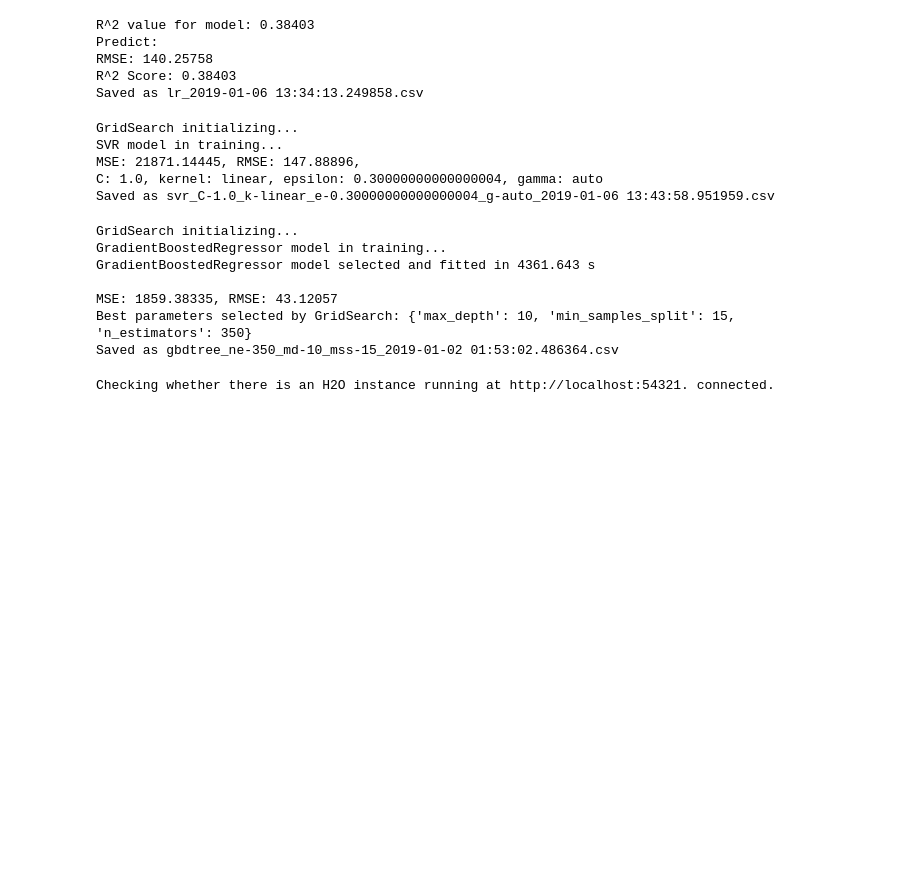
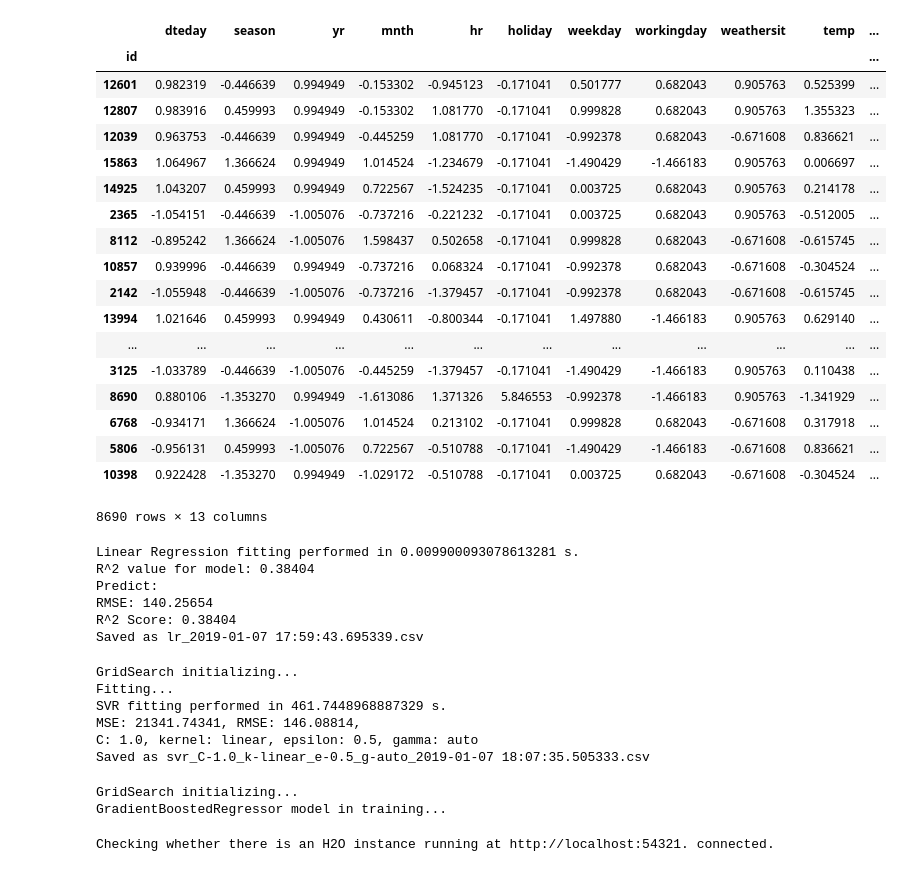
Before and after one commit to annamarianau/ml_project_regression, a Jupyter notebook: bike_sharing_kaggle.ipynb, the cells around one changed output. Drawn from its saved outputs; the diff is of its cells as text; code cells hidden in the pictures; blank space fills up the shorter version.

```diff
--- a/bike_sharing_kaggle.ipynb
+++ b/bike_sharing_kaggle.ipynb
@@ -92,28 +102,50 @@ import datetime as dt
 # %%
-# read train data and drop date
-train = pd.read_csv('./data/bike_sharing_kaggle/bikeSharing.shuf.train.csv').drop(['dteday'], axis=1)
+# read train data -- and drop date
+train = pd.read_csv('./data/bike_sharing_kaggle/bikeSharing.shuf.train.csv')#.drop(['dteday'], axis=1)
+train['dteday'] = train['dteday'].str.replace('-', '').astype('float64')
 train.set_index(['id'], inplace=True)
 # extract, then drop 'cnt' col
 train_target = train[['cnt']]
 train.drop(['cnt'], axis='columns', inplace=True)
 
 # read test data and drop date
-test = pd.read_csv('./data/bike_sharing_kaggle/bikeSharing.shuf.test.csv').drop(['dteday'], axis=1)
+test = pd.read_csv('./data/bike_sharing_kaggle/bikeSharing.shuf.test.csv')#.drop(['dteday'], axis=1)
+test['dteday'] = test['dteday'].str.replace('-', '').astype('float64')
 test.set_index(['id'], inplace=True)
 
 # scale train
-#train_s, test_s = scale_data(train, test)
+train_s, test_s = scale_data(train, test)
 
-#X_train = train_s
+X_train = train_s
+y_train = train_target
+X_test = test_s
+
+#X_train = train
 #y_train = train_target
-#X_test = test_s
+#X_test = test
 
-X_train = train
-y_train = train_target
-X_test = test
-
-#display(train)
+#display(X_train)
 #display(X_train.shape)
+# %% [output]
+|  | dteday | season | yr | mnth | hr | holiday | weekday | workingday | weathersit | temp | ... |
+| id |  |  |  |  |  |  |  |  |  |  | ... |
+| 12601 | 0.982319 | -0.446639 | 0.994949 | -0.153302 | -0.945123 | -0.171041 | 0.501777 | 0.682043 | 0.905763 | 0.525399 | ... |
+| 12807 | 0.983916 | 0.459993 | 0.994949 | -0.153302 | 1.081770 | -0.171041 | 0.999828 | 0.682043 | 0.905763 | 1.355323 | ... |
+| 12039 | 0.963753 | -0.446639 | 0.994949 | -0.445259 | 1.081770 | -0.171041 | -0.992378 | 0.682043 | -0.671608 | 0.836621 | ... |
+| 15863 | 1.064967 | 1.366624 | 0.994949 | 1.014524 | -1.234679 | -0.171041 | -1.490429 | -1.466183 | 0.905763 | 0.006697 | ... |
+| 14925 | 1.043207 | 0.459993 | 0.994949 | 0.722567 | -1.524235 | -0.171041 | 0.003725 | 0.682043 | 0.905763 | 0.214178 | ... |
+| 2365 | -1.054151 | -0.446639 | -1.005076 | -0.737216 | -0.221232 | -0.171041 | 0.003725 | 0.682043 | 0.905763 | -0.512005 | ... |
+| 8112 | -0.895242 | 1.366624 | -1.005076 | 1.598437 | 0.502658 | -0.171041 | 0.999828 | 0.682043 | -0.671608 | -0.615745 | ... |
+| 10857 | 0.939996 | -0.446639 | 0.994949 | -0.737216 | 0.068324 | -0.171041 | -0.992378 | 0.682043 | -0.671608 | -0.304524 | ... |
+| 2142 | -1.055948 | -0.446639 | -1.005076 | -0.737216 | -1.379457 | -0.171041 | -0.992378 | 0.682043 | -0.671608 | -0.615745 | ... |
+| 13994 | 1.021646 | 0.459993 | 0.994949 | 0.430611 | -0.800344 | -0.171041 | 1.497880 | -1.466183 | 0.905763 | 0.629140 | ... |
+| ... | ... | ... | ... | ... | ... | ... | ... | ... | ... | ... | ... |
+| 3125 | -1.033789 | -0.446639 | -1.005076 | -0.445259 | -1.379457 | -0.171041 | -1.490429 | -1.466183 | 0.905763 | 0.110438 | ... |
+| 8690 | 0.880106 | -1.353270 | 0.994949 | -1.613086 | 1.371326 | 5.846553 | -0.992378 | -1.466183 | 0.905763 | -1.341929 | ... |
+| 6768 | -0.934171 | 1.366624 | -1.005076 | 1.014524 | 0.213102 | -0.171041 | 0.999828 | 0.682043 | -0.671608 | 0.317918 | ... |
+| 5806 | -0.956131 | 0.459993 | -1.005076 | 0.722567 | -0.510788 | -0.171041 | -1.490429 | -1.466183 | -0.671608 | 0.836621 | ... |
+| 10398 | 0.922428 | -1.353270 | 0.994949 | -1.029172 | -0.510788 | -0.171041 | 0.003725 | 0.682043 | -0.671608 | -0.304524 | ... |
+8690 rows × 13 columns
 # %%
 # Linear Regression
 # predict on X_train (to replace missing MSE in LinearRegression)
@@ -131,11 +163,12 @@ print(f'''Saved as {filename}''')
 
 #display(result)
 # %% [output]
-R^2 value for model: 0.38403
+Linear Regression fitting performed in 0.009900093078613281 s.
+R^2 value for model: 0.38404
 Predict:
-RMSE: 140.25758
-R^2 Score: 0.38403
-Saved as lr_2019-01-06 13:34:13.249858.csv
+RMSE: 140.25654
+R^2 Score: 0.38404
+Saved as lr_2019-01-07 17:59:43.695339.csv
 # %%
 # SVR
 # params
@@ -168,10 +201,11 @@ result.to_csv('./predictions/bike_sharing_kaggle/' + filename, sep = ",", index=
 print(f'''Saved as {filename}''')
 # %% [output]
 GridSearch initializing...
-SVR model in training...
-MSE: 21871.14445, RMSE: 147.88896,
-C: 1.0, kernel: linear, epsilon: 0.30000000000000004, gamma: auto
-Saved as svr_C-1.0_k-linear_e-0.30000000000000004_g-auto_2019-01-06 13:43:58.951959.csv
+Fitting...
+SVR fitting performed in 461.7448968887329 s.
+MSE: 21341.74341, RMSE: 146.08814,
+C: 1.0, kernel: linear, epsilon: 0.5, gamma: auto
+Saved as svr_C-1.0_k-linear_e-0.5_g-auto_2019-01-07 18:07:35.505333.csv
 # %%
 # Gradient Boosted Decision Tree
 param_fix = {
@@ -216,11 +250,6 @@ print(f'''Saved as {filename}''')
 # %% [output]
 GridSearch initializing...
 GradientBoostedRegressor model in training...
-GradientBoostedRegressor model selected and fitted in 4361.643 s
-
-MSE: 1859.38335, RMSE: 43.12057
-Best parameters selected by GridSearch: {'max_depth': 10, 'min_samples_split': 15, 'n_estimators': 350}
-Saved as gbdtree_ne-350_md-10_mss-15_2019-01-02 01:53:02.486364.csv
 # %%
 # AutoML
 # reset indices to id col
```
Also changed, not shown: parts of 2 cells of this notebook, 6 other files.
